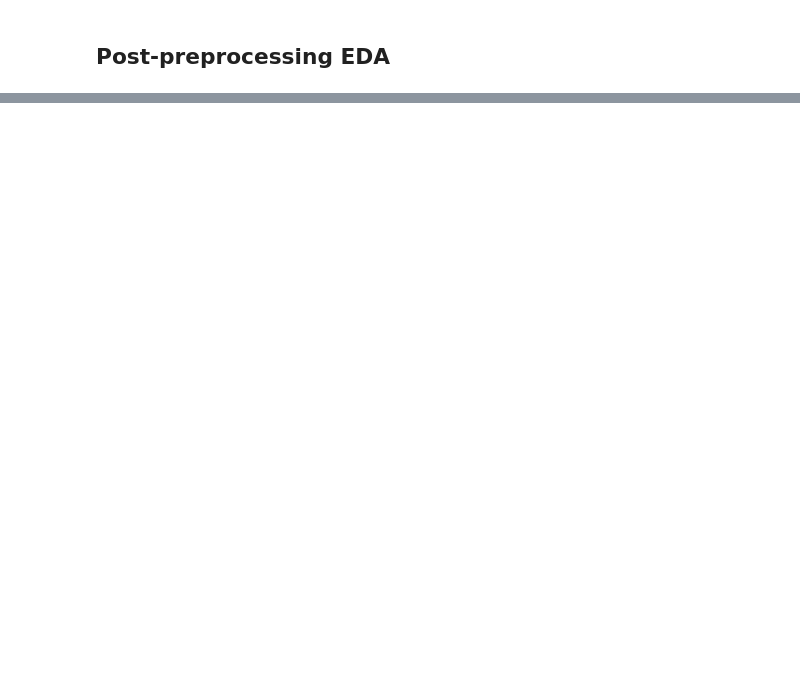
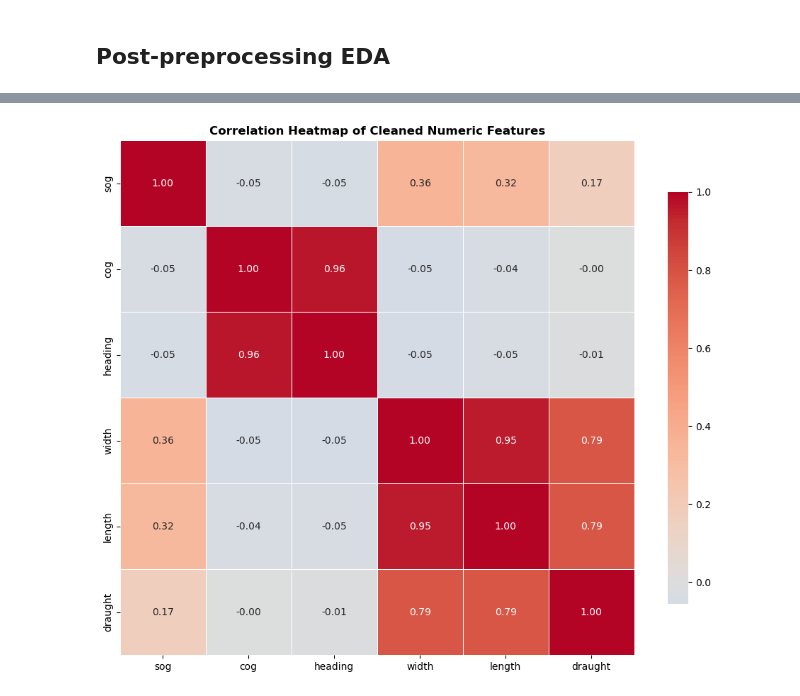
Before and after one commit to rafanahmed/Maritime-Navigational-Status-Classification, a Jupyter notebook: notebooks/01_eda_preprocessing.ipynb, the cells around one changed output, grey strips where cells are left out. Drawn from its saved outputs; the diff is of its cells as text; code cells hidden in the pictures; blank space fills up the shorter version.

```diff
--- a/notebooks/01_eda_preprocessing.ipynb
+++ b/notebooks/01_eda_preprocessing.ipynb
@@ -716,0 +920,19 @@ This plot shows a strong positive relationship between ship size and draught, an
+# %%
+# Correlation heatmap on cleaned numeric features (post-outlier filtering)
+clean_corr = df_model[["sog", "cog", "heading", "width", "length", "draught"]].corr()
+plt.figure(figsize=(10, 8))
+sns.heatmap(
+    clean_corr,
+    annot=True,
+    fmt=".2f",
+    cmap="coolwarm",
+    center=0,
+    square=True,
+    linewidths=0.5,
+    cbar_kws={"shrink": 0.8}
+)
+plt.title("Correlation Heatmap of Cleaned Numeric Features", fontsize=12, fontweight="bold")
+plt.tight_layout()
+plt.show()
+# %% [output]
+[figure, added]
```
Also changed, not shown: parts of 17 cells of this notebook, 20 other files.
